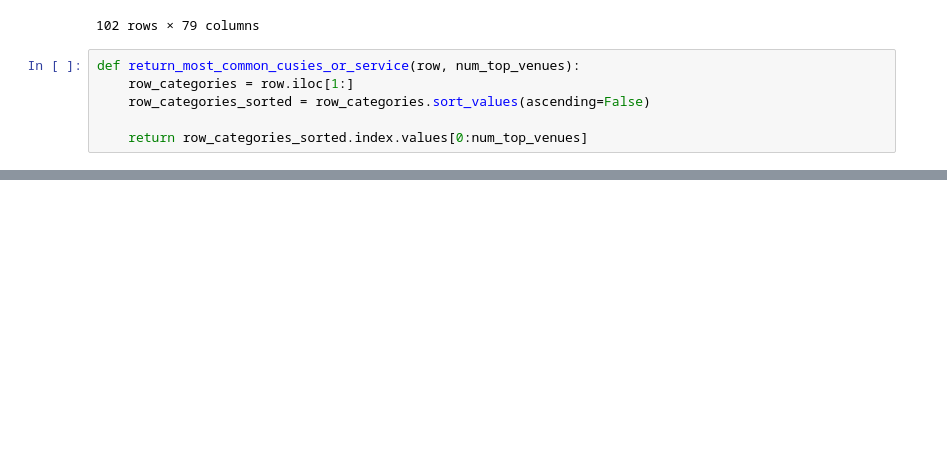
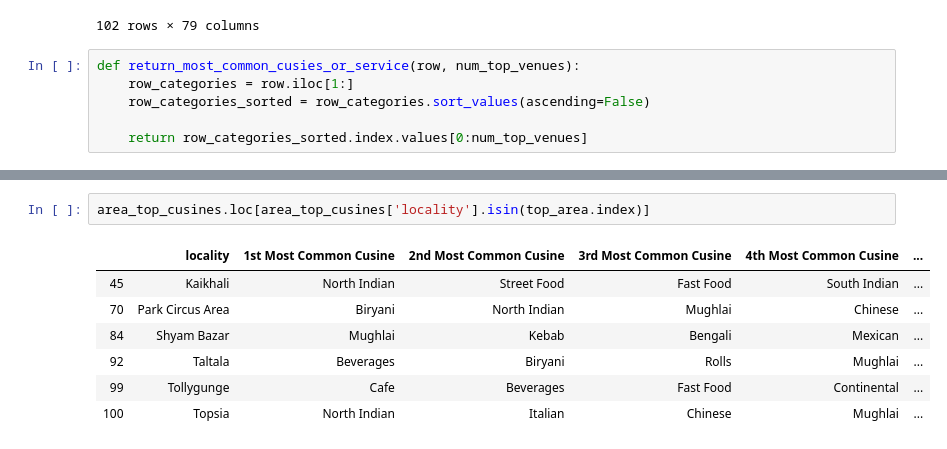
Before and after one commit to recervictory/Coursera_Capstone, a Jupyter notebook: Week 4/Kolkata-Battle-of-Neighborhoods.ipynb, the cells around one changed output, grey strips where cells are left out. Cells and saved outputs as stored; diff of their text form; blank space fills up the shorter version.

```diff
--- a/Week 4/Kolkata-Battle-of-Neighborhoods.ipynb
+++ b/Week 4/Kolkata-Battle-of-Neighborhoods.ipynb
@@ -593,0 +597,10 @@ area_top_highlights
+# %%
+area_top_cusines.loc[area_top_cusines['locality'].isin(top_area.index)]
+# %% [output]
+|  | locality | 1st Most Common Cusine | 2nd Most Common Cusine | 3rd Most Common Cusine | 4th Most Common Cusine | ... |
+| 45 | Kaikhali | North Indian | Street Food | Fast Food | South Indian | ... |
+| 70 | Park Circus Area | Biryani | North Indian | Mughlai | Chinese | ... |
+| 84 | Shyam Bazar | Mughlai | Kebab | Bengali | Mexican | ... |
+| 92 | Taltala | Beverages | Biryani | Rolls | Mughlai | ... |
+| 99 | Tollygunge | Cafe | Beverages | Fast Food | Continental | ... |
+| 100 | Topsia | North Indian | Italian | Chinese | Mughlai | ... |
```
Also changed, not shown: parts of 2 cells of this notebook.
